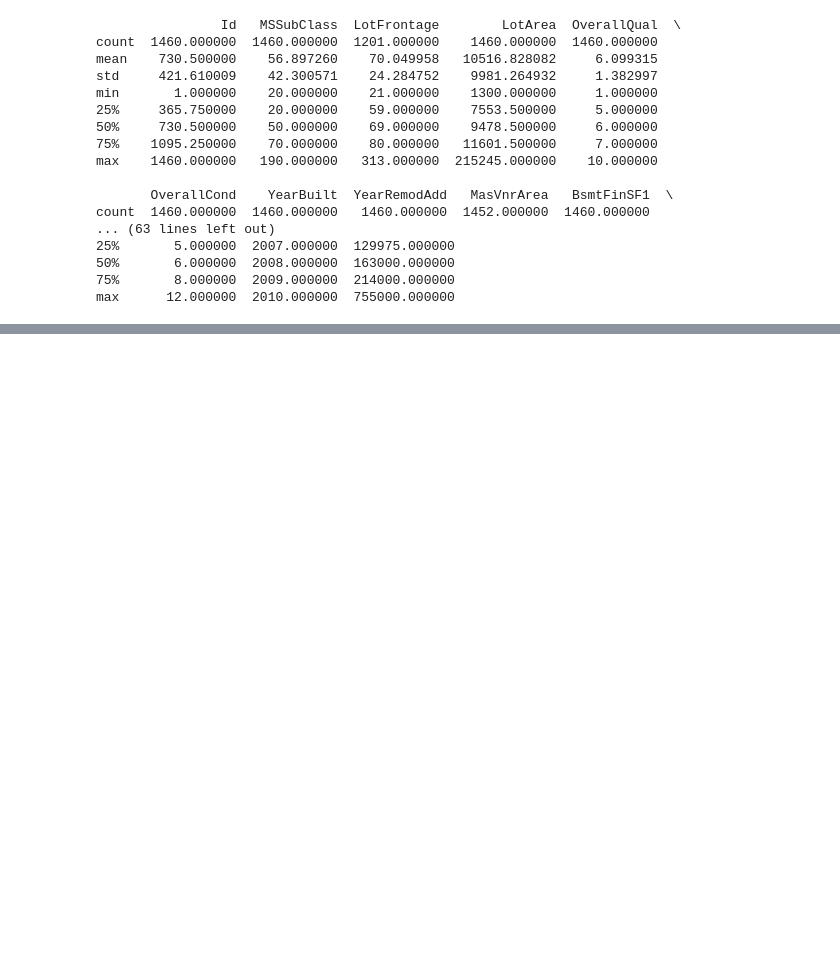
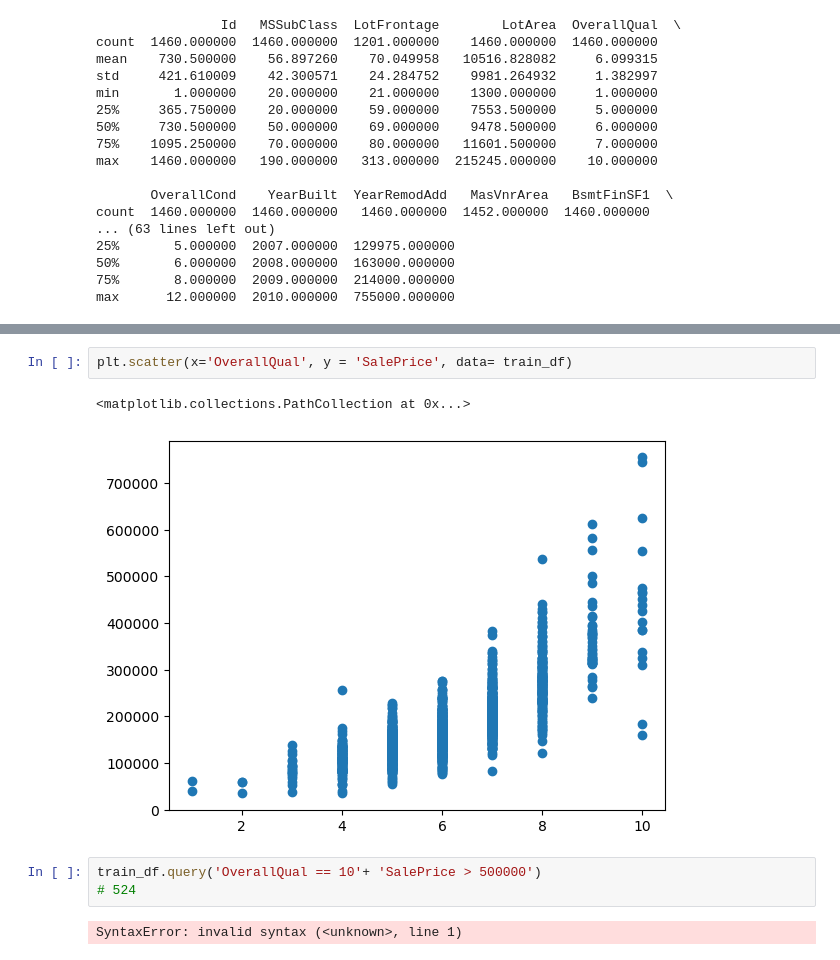
Before and after one commit to psperduto/Regression, a Jupyter notebook: Housing_Regression.ipynb, the cells around one changed output, grey strips where cells are left out. Saved outputs shown, nothing was run; the diff lists cells and outputs as text; blank space fills up the shorter version.

```diff
--- a/Housing_Regression.ipynb
+++ b/Housing_Regression.ipynb
@@ -53,0 +123,10 @@ max      12.000000  2010.000000  755000.000000
+# %%
+plt.scatter(x='OverallQual', y = 'SalePrice', data= train_df)
+# %% [output]
+<matplotlib.collections.PathCollection at 0x...>
+[figure, added]
+# %%
+train_df.query('OverallQual == 10'+ 'SalePrice > 500000')
+# 524
+# %% [output]
+SyntaxError: invalid syntax (<unknown>, line 1)
```
Also changed, not shown: parts of 12 cells of this notebook.
